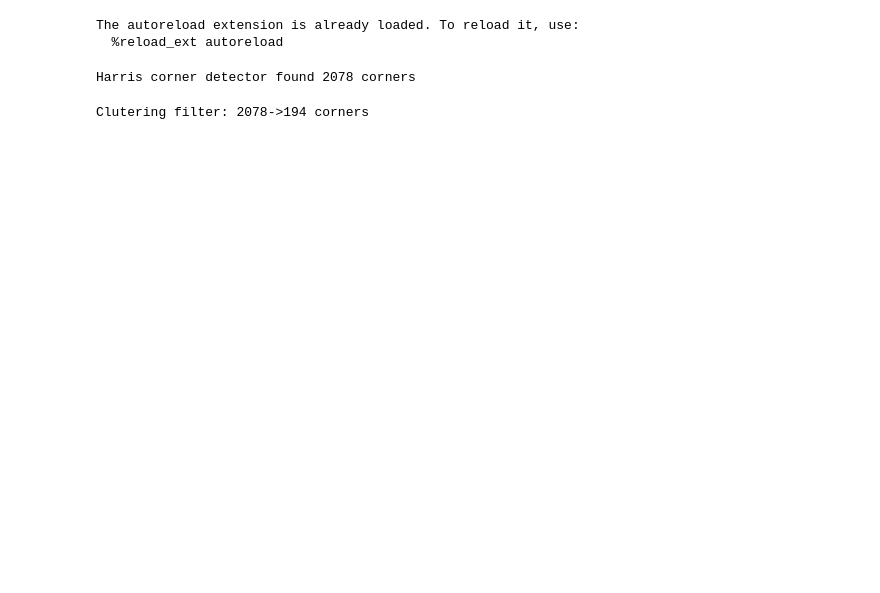
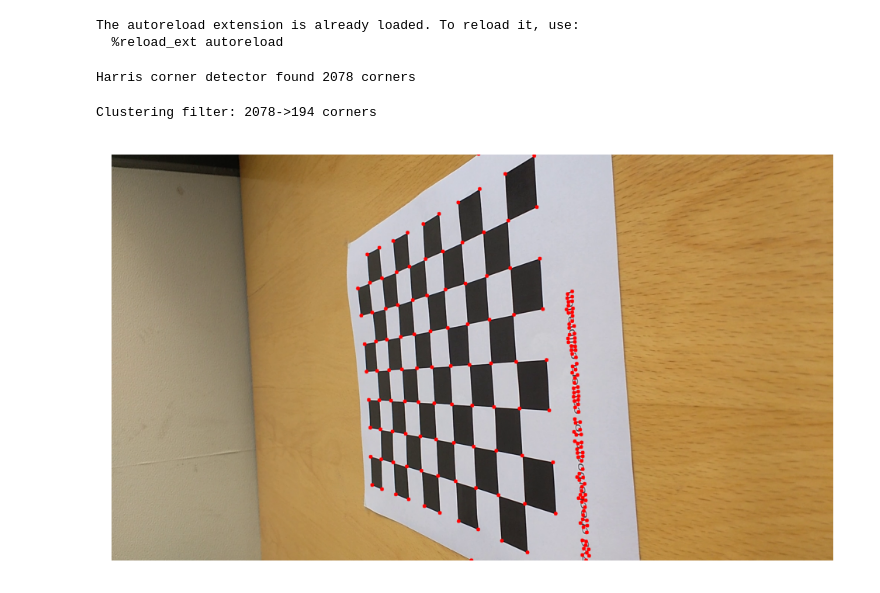
Before and after one commit to GavinPHR/calibration-pattern-detection, a Jupyter notebook: test.ipynb, the cells around one changed output. Saved outputs shown, nothing was run; the diff lists cells and outputs as text; code cells hidden in the pictures; blank space fills up the shorter version.

Commit message:
additional progress on chessboard corners filtering

```diff
--- a/test.ipynb
+++ b/test.ipynb
@@ -23,7 +23,9 @@ Harris corner detector found 2078 corners
 # utils.visualize_keypoints(image, corners)
 # %%
 corners = clustering_filter(corners)
+utils.visualize_keypoints(image, corners)
 # %% [output]
-Clutering filter: 2078->194 corners
+Clustering filter: 2078->194 corners
+[figure, added]
 # %%
 corners = connected_component_filter(corners)
```
Also changed, not shown: parts of 3 cells of this notebook, 1 other file.
